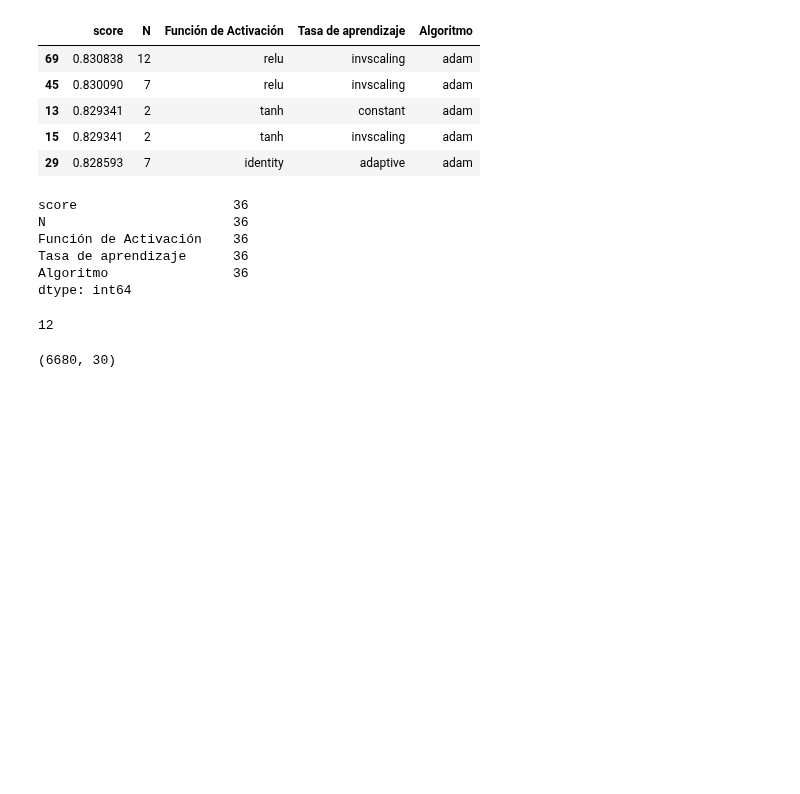
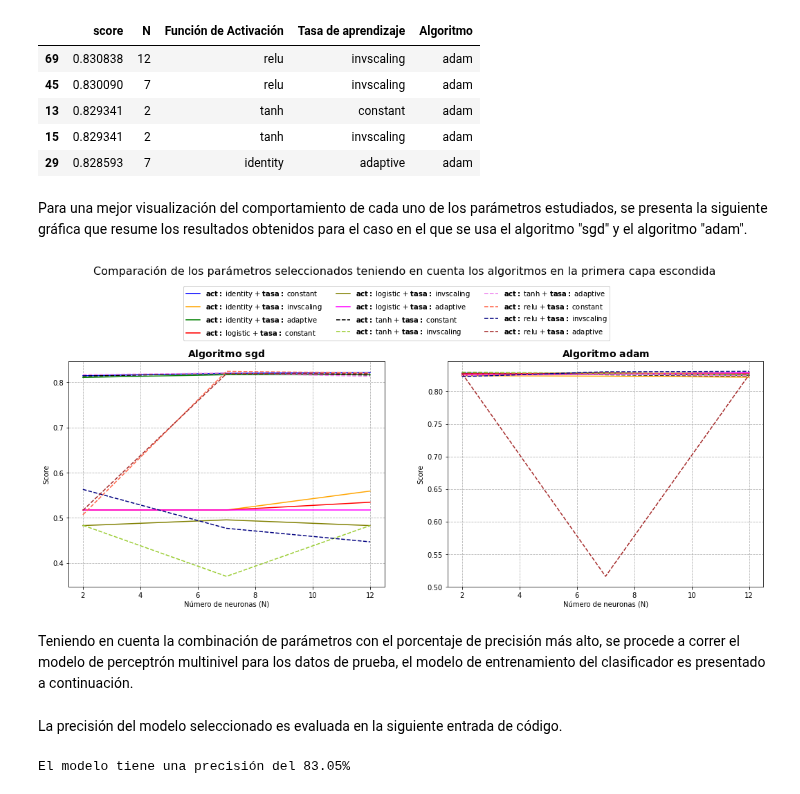
Before and after one commit to andresenrique08/ML_2020, a Jupyter notebook: Reto 3/Reto3_v1.ipynb, the cells around one changed output. Saved outputs shown, nothing was run; the diff lists cells and outputs as text; code cells hidden in the pictures; blank space fills up the shorter version.

```diff
--- a/Reto 3/Reto3_v1.ipynb
+++ b/Reto 3/Reto3_v1.ipynb
@@ -305,9 +314,9 @@ Inicialmente se evalua el perceptrón multicapa con una sola capa escondida. Ent
 # %%
 activacion = ['identity', 'logistic', 'tanh', 'relu'] #todas las posibles funciones de activación
 tasas_aprendizaje = ['constant', 'invscaling', 'adaptive'] #todas las posibles tasas de aprendizaje
-algoritmo = ['sgd', 'adam'] #todos los posibles algoritmos
-n = 15
-step = 5
+algoritmo = ['sgd', 'adam'] #los posibles algoritmos
+n = 200
+step = 10
 top_5 = []
 u=0
 for i in range(2, n, step):
@@ -330,17 +341,49 @@ resul1.head()
 | 13 | 0.829341 | 2 | tanh | constant | adam |
 | 15 | 0.829341 | 2 | tanh | invscaling | adam |
 | 29 | 0.828593 | 7 | identity | adaptive | adam |
-# %%
-resul1[resul1['Algoritmo']=='adam'].count()
-# %% [output]
-score                    36
-N                        36
-Función de Activación    36
-Tasa de aprendizaje      36
-Algoritmo                36
-dtype: int64
-# %%
-resul1.iloc[0,:]['N']
-# %% [output]
-12
+# %% [markdown]
+Para una mejor visualización del comportamiento de cada uno de los parámetros estudiados, se presenta la siguiente gráfica que resume los resultados obtenidos para el caso en el que se usa el algoritmo "sgd" y el algoritmo "adam".
+# %%
+f = plt.figure(figsize=(18,6))
+f.suptitle('Comparación de los parámetros seleccionados teniendo en cuenta los algoritmos en la primera capa escondida', y=1.2, fontsize=16)
+
+plot_args = [{'c': 'blue', 'linestyle': '-'},
+             {'c': 'orange', 'linestyle': '-'},
+             {'c': 'green', 'linestyle': '-'},
+             {'c': 'red', 'linestyle': '-'},
+             {'c': 'olive', 'linestyle': '-'},
+             {'c': 'magenta', 'linestyle': '-'},
+             {'c': 'black', 'linestyle': '--'},
+             {'c': 'yellowgreen', 'linestyle': '--'},
+             {'c': 'violet', 'linestyle': '--'},
+             {'c': 'tomato', 'linestyle': '--'},
+             {'c': 'navy', 'linestyle': '--'},
+             {'c': 'brown', 'linestyle': '--'}]
+
+cont=1
+args = 0
+labels = []
+for alg in algoritmo:
+  ax = plt.subplot(1,2,cont)
+  ax.set_title(r'$\bf{Algoritmo~}$'+r'$\bf{}$'.format(alg), fontsize=14)
+  ax.set_ylabel('Score')
+  ax.set_xlabel('Número de neuronas (N)')
+  ax.grid(linestyle='--',b=True, which='major')
+  for act in activacion:
+    for rate in tasas_aprendizaje:
+      temp = resul1.loc[(resul1['Función de Activación']==act) & (resul1['Tasa de aprendizaje']==rate) & (resul1['Algoritmo']==alg)]
+      temp = temp.sort_values(by=['N'], ascending=True)
+      ax.plot(temp['N'].values, temp['score'].values, **plot_args[args])
+      labels.append(r'$\bf{act:}$ ' + act + ' + ' + r'$\bf{tasa:}$ ' + rate)
+      if args < 11:
+        args = args + 1
+      else:
+        args = 0
+
+  f.legend(ax.get_lines(), labels, ncol=3, loc="lower center", bbox_to_anchor=(0.4, 0.9))
+  cont = cont+1
+# %% [output]
+[figure, added]
+# %% [markdown]
+Teniendo en cuenta la combinación de parámetros con el porcentaje de precisión más alto, se procede a correr el modelo de perceptrón multinivel para los datos de prueba, el modelo de entrenamiento del clasificador es presentado a continuación.
 # %%
@@ -351,4 +396,9 @@ algor = resul1.iloc[0,:]['Algoritmo'] # Algoritmo seleccionado
 MLP_1L = MLPClassifier(hidden_layer_sizes=(N,),activation=activation, learning_rate=learning_rate, solver=algor,max_iter=1000)
 Hidden_1L = MLP_1L.fit(x_train, y_train)
+# %% [markdown]
+La precisión del modelo seleccionado es evaluada en la siguiente entrada de código.
 # %%
 result_1L = Hidden_1L.score(x_test, y_test)
+print('El modelo tiene una precisión del {:.2f}%'.format(result_1L*100))
+# %% [output]
+El modelo tiene una precisión del 83.05%
@@ -357,4 +404,0 @@ sns.pairplot(iris, hue="species", size=3);
-# %%
-x_train.shape
-# %% [output]
-(6680, 30)
```
Also changed, not shown: parts of 38 cells of this notebook.
